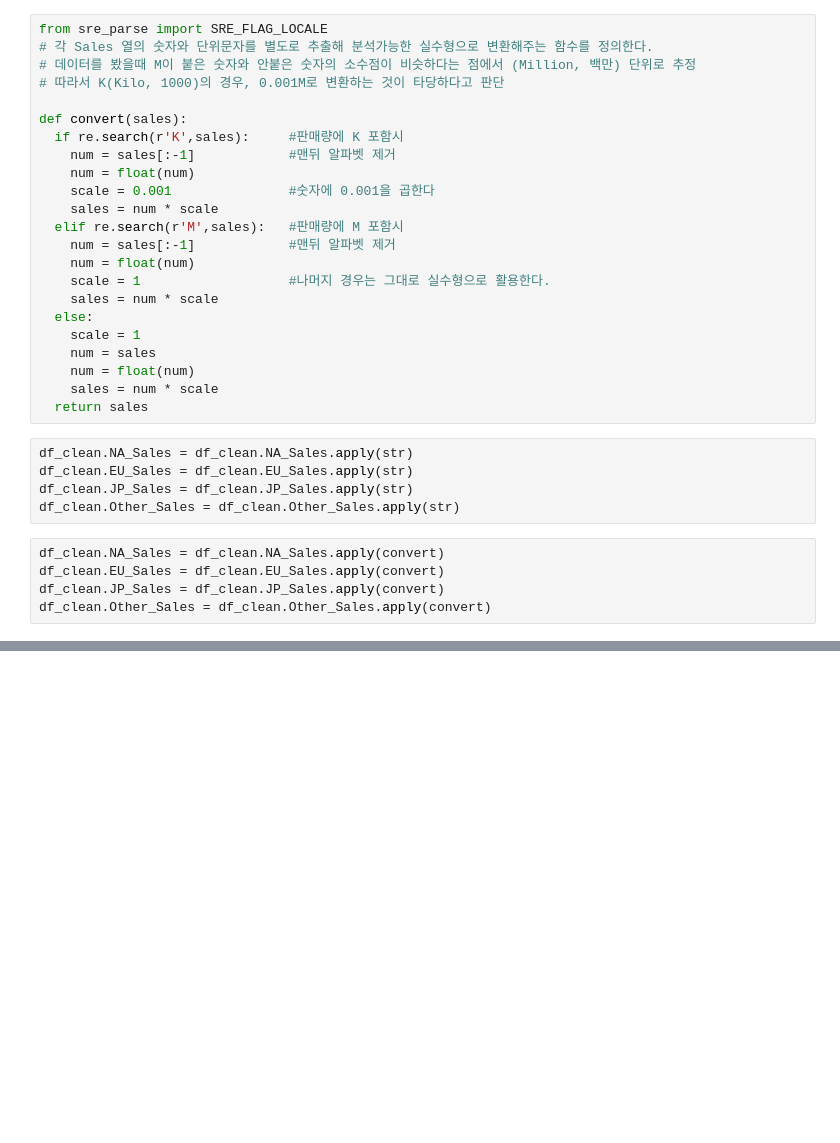
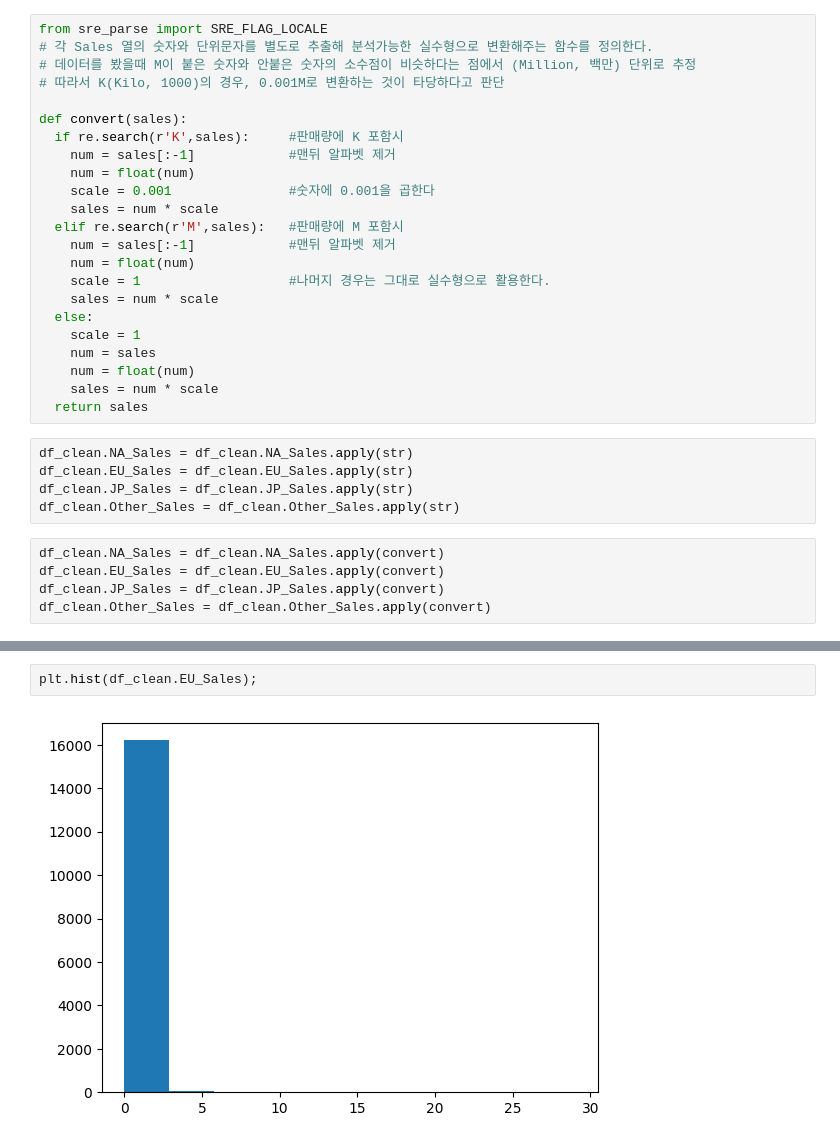
Before and after one commit to dhwan-dj/AIB16_Section1-project, a Jupyter notebook: S1_PJT_AI_16_김동환.ipynb, the cells around one changed output, grey strips where cells are left out. Saved outputs shown, nothing was run; the diff lists cells and outputs as text; blank space fills up the shorter version.

```diff
--- a/S1_PJT_AI_16_김동환.ipynb
+++ b/S1_PJT_AI_16_김동환.ipynb
@@ -236,0 +422,4 @@ df_clean.Other_Sales = df_clean.Other_Sales.apply(convert)
+# %%
+plt.hist(df_clean.EU_Sales);
+# %% [output]
+[figure, added]
```
Also changed, not shown: parts of 40 cells of this notebook.
